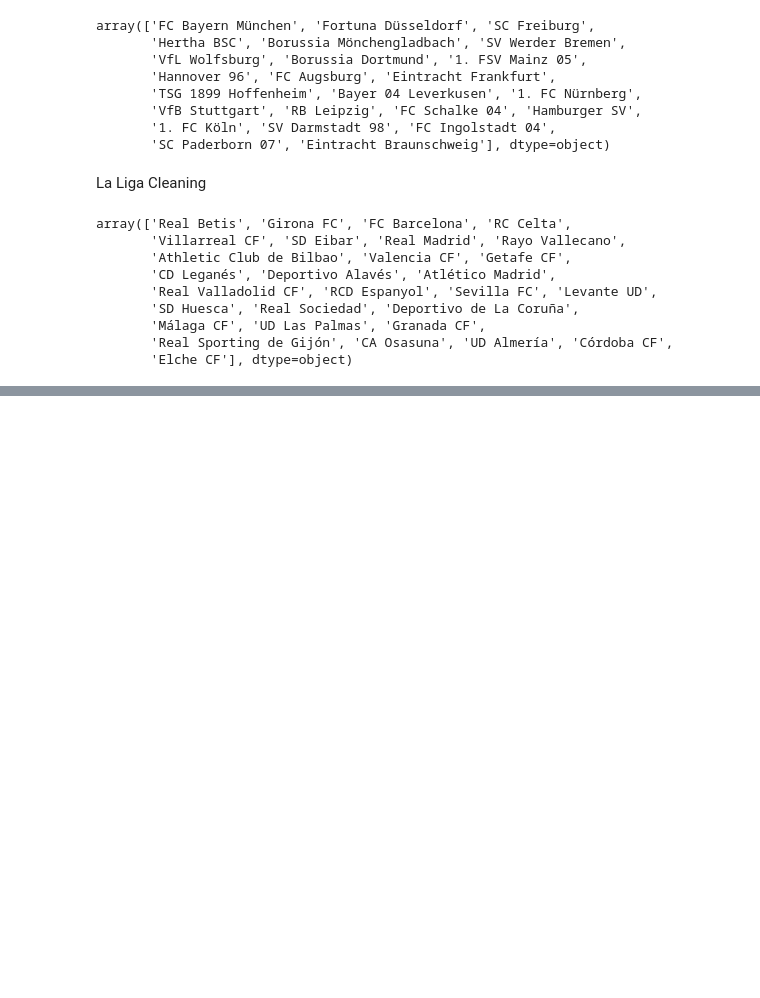
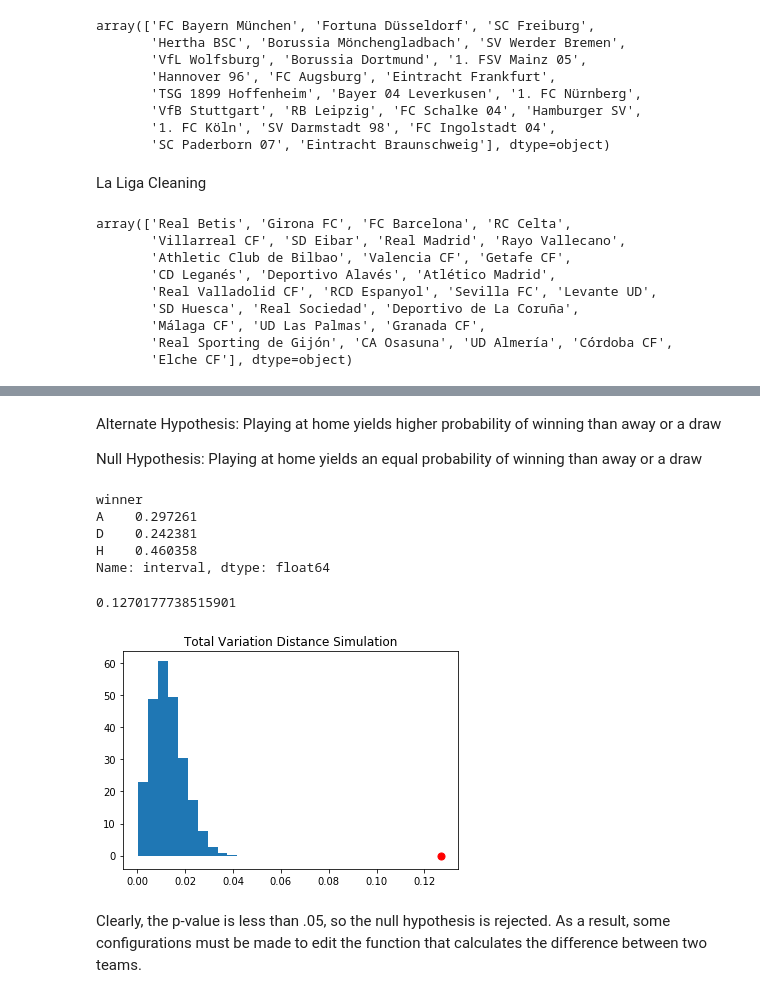
Before and after one commit to kooshaj/Fifa-Prediction-Analysis, a Jupyter notebook: FifaPredictionAnalysis.ipynb, the cells around one changed output, grey strips where cells are left out. Drawn from its saved outputs; the diff is of its cells as text; code cells hidden in the pictures; blank space fills up the shorter version.

```diff
--- a/FifaPredictionAnalysis.ipynb
+++ b/FifaPredictionAnalysis.ipynb
@@ -820,0 +911,54 @@ matches
+# %% [markdown]
+Alternate Hypothesis: Playing at home yields higher probability of winning than away or a draw
+
+Null Hypothesis: Playing at home yields an equal probability of winning than away or a draw
+# %%
+# getting total counts of home wins, away wins, and draws divided by the sum
+
+winners_series = matches.groupby("winner")["interval"].count()/len(matches)
+away_draw_home_prob = winners_series.tolist()
+null_probabilities = [.33333, .33333, .33334] # null distribution
+print(winners_series)
+# %% [output]
+winner
+A    0.297261
+D    0.242381
+H    0.460358
+Name: interval, dtype: float64
+# %%
+# Function for finding test statistic (total variation distance)
+
+def total_variation_distance(dist1, dist2):
+    difference = []
+    zip_object = zip(dist1, dist2)
+    for x, y in zip_object:
+        difference.append(abs(x - y))
+    return sum(difference) / 2
+
+# Function to simulate one random 2000 total variation distance sample
+
+def one_simulated_tvd():
+    sample_dist = np.random.multinomial(2000, null_probabilities) / 2000
+    return total_variation_distance(sample_dist, null_probabilities)
+# %%
+# Finding the true test statistic of the matches dataset
+
+real_value = total_variation_distance(away_draw_home_prob, null_probabilities)
+real_value
+# %% [output]
+0.1270177738515901
+# %%
+# Repeating simulation 5000 times and plotting results, comparing histogram to real value
+
+tvds = np.array([])
+repetitions = 5000
+for i in range(repetitions):
+    tvds = np.append(tvds, one_simulated_tvd())
+plots.hist(tvds, density = True)
+plots.scatter(real_value, 0, color='red', s=50)
+plots.title("Total Variation Distance Simulation")
+plots.show()
+# %% [output]
+[figure, added]
+# %% [markdown]
+Clearly, the p-value is less than .05, so the null hypothesis is rejected. As a result, some configurations must be made to edit the function that calculates the difference between two teams.
```
Also changed, not shown: parts of 33 cells of this notebook.
